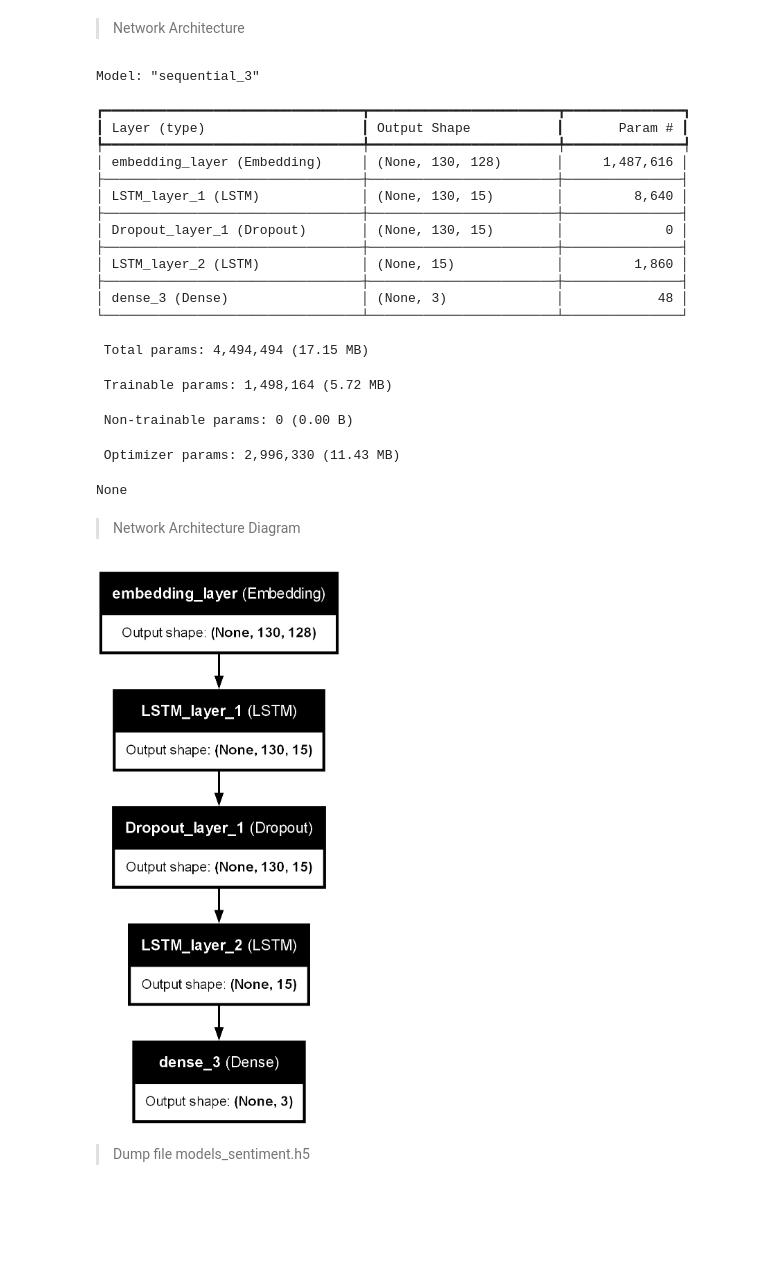
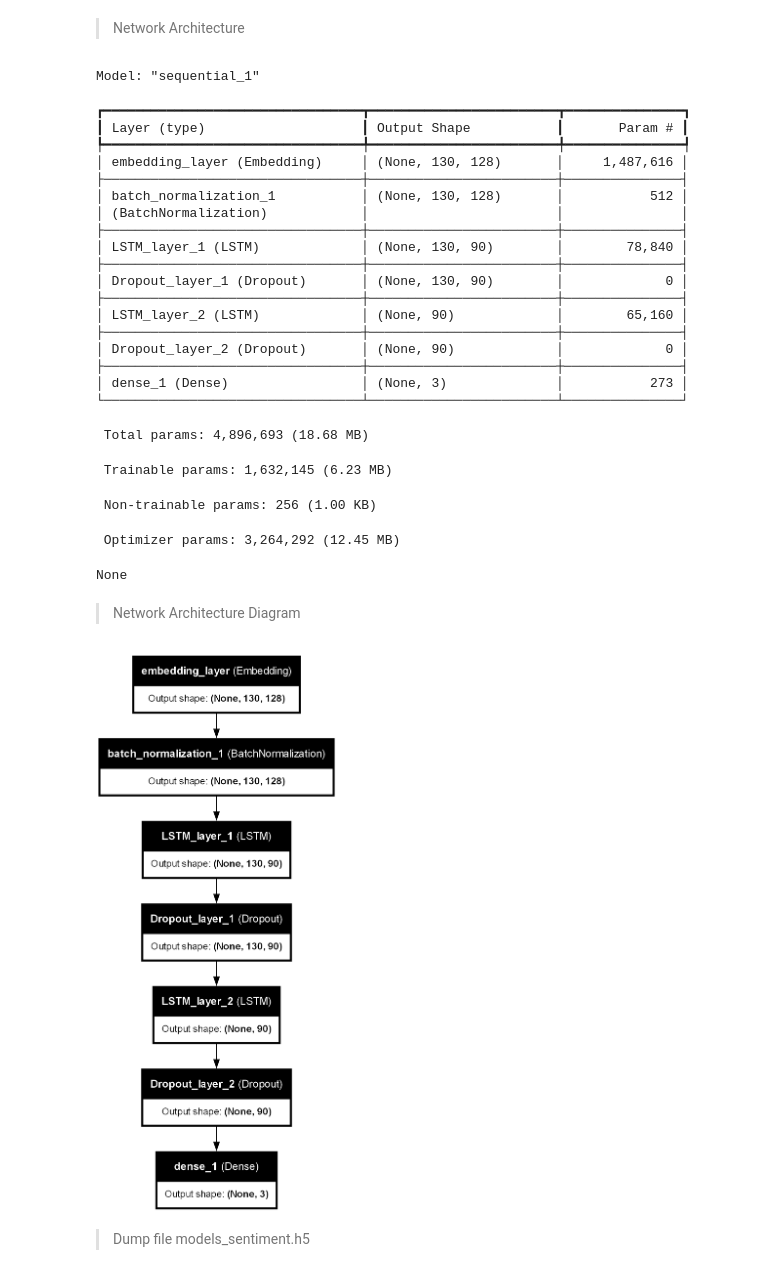
Before and after one commit to Narius2030/Sentiment-Analysis, a Jupyter notebook: source/train_model_LSTM_Sentiment.ipynb, the cells around one changed output. Saved outputs shown, nothing was run; the diff lists cells and outputs as text; code cells hidden in the pictures; blank space fills up the shorter version.

```diff
--- a/source/train_model_LSTM_Sentiment.ipynb
+++ b/source/train_model_LSTM_Sentiment.ipynb
@@ -153,16 +152,18 @@ dropout=0.3
 total_word=len(X_train_corpus.word_index)
 num_classes=3
 embedding_size = 128
-num_lstm_units = 15
-epochs=28
+num_lstm_units = 90
+epochs=34
 # %% [markdown]
 ### 3.2. Model LSTM
 # %%
 model = Sequential()
 model.add(Embedding(total_word, embedding_size, name='embedding_layer'))
+model.add(BatchNormalization())
 model.add(LSTM(num_lstm_units, return_sequences=True,name='LSTM_layer_1'))
 model.add(Dropout(dropout,name='Dropout_layer_1'))
 model.add(LSTM(num_lstm_units,name='LSTM_layer_2'))
+model.add(Dropout(dropout,name='Dropout_layer_2'))
 model.add(Dense(num_classes, activation='softmax'))
 # %% [markdown]
 ### 3.3. Hyperparameter
@@ -209,32 +210,37 @@ Epoch 25/25
 # %%
 print(model.summary())
 # %% [output]
-Model: "sequential_3"
+Model: "sequential_1"
 ┏━━━━━━━━━━━━━━━━━━━━━━━━━━━━━━━━━┳━━━━━━━━━━━━━━━━━━━━━━━━┳━━━━━━━━━━━━━━━┓
 ┃ Layer (type)                    ┃ Output Shape           ┃       Param # ┃
 ┡━━━━━━━━━━━━━━━━━━━━━━━━━━━━━━━━━╇━━━━━━━━━━━━━━━━━━━━━━━━╇━━━━━━━━━━━━━━━┩
 │ embedding_layer (Embedding)     │ (None, 130, 128)       │     1,487,616 │
 ├─────────────────────────────────┼────────────────────────┼───────────────┤
-│ LSTM_layer_1 (LSTM)             │ (None, 130, 15)        │         8,640 │
+│ batch_normalization_1           │ (None, 130, 128)       │           512 │
+│ (BatchNormalization)            │                        │               │
 ├─────────────────────────────────┼────────────────────────┼───────────────┤
-│ Dropout_layer_1 (Dropout)       │ (None, 130, 15)        │             0 │
+│ LSTM_layer_1 (LSTM)             │ (None, 130, 90)        │        78,840 │
 ├─────────────────────────────────┼────────────────────────┼───────────────┤
-│ LSTM_layer_2 (LSTM)             │ (None, 15)             │         1,860 │
+│ Dropout_layer_1 (Dropout)       │ (None, 130, 90)        │             0 │
 ├─────────────────────────────────┼────────────────────────┼───────────────┤
-│ dense_3 (Dense)                 │ (None, 3)              │            48 │
+│ LSTM_layer_2 (LSTM)             │ (None, 90)             │        65,160 │
+├─────────────────────────────────┼────────────────────────┼───────────────┤
+│ Dropout_layer_2 (Dropout)       │ (None, 90)             │             0 │
+├─────────────────────────────────┼────────────────────────┼───────────────┤
+│ dense_1 (Dense)                 │ (None, 3)              │           273 │
 └─────────────────────────────────┴────────────────────────┴───────────────┘
- Total params: 4,494,494 (17.15 MB)
+ Total params: 4,896,693 (18.68 MB)
- Trainable params: 1,498,164 (5.72 MB)
+ Trainable params: 1,632,145 (6.23 MB)
- Non-trainable params: 0 (0.00 B)
+ Non-trainable params: 256 (1.00 KB)
- Optimizer params: 2,996,330 (11.43 MB)
+ Optimizer params: 3,264,292 (12.45 MB)
 None
 # %% [markdown]
 > Network Architecture Diagram
 # %%
 # Tạo đồ thị cho mô hình
-plot_model(model, to_file='../Picture_Model/model_LSTM_sentiment.png', show_shapes=True, show_layer_names=True)
+plot_model(model, to_file='../design/model_LSTM_sentiment.png', show_shapes=True, show_layer_names=True)
 # %% [output]
-[figure, old version]
+[figure, new version]
 # %% [markdown]
 > Dump file models_sentiment.h5
 # %%
```
Also changed, not shown: parts of 9 cells of this notebook, 8 other files.
